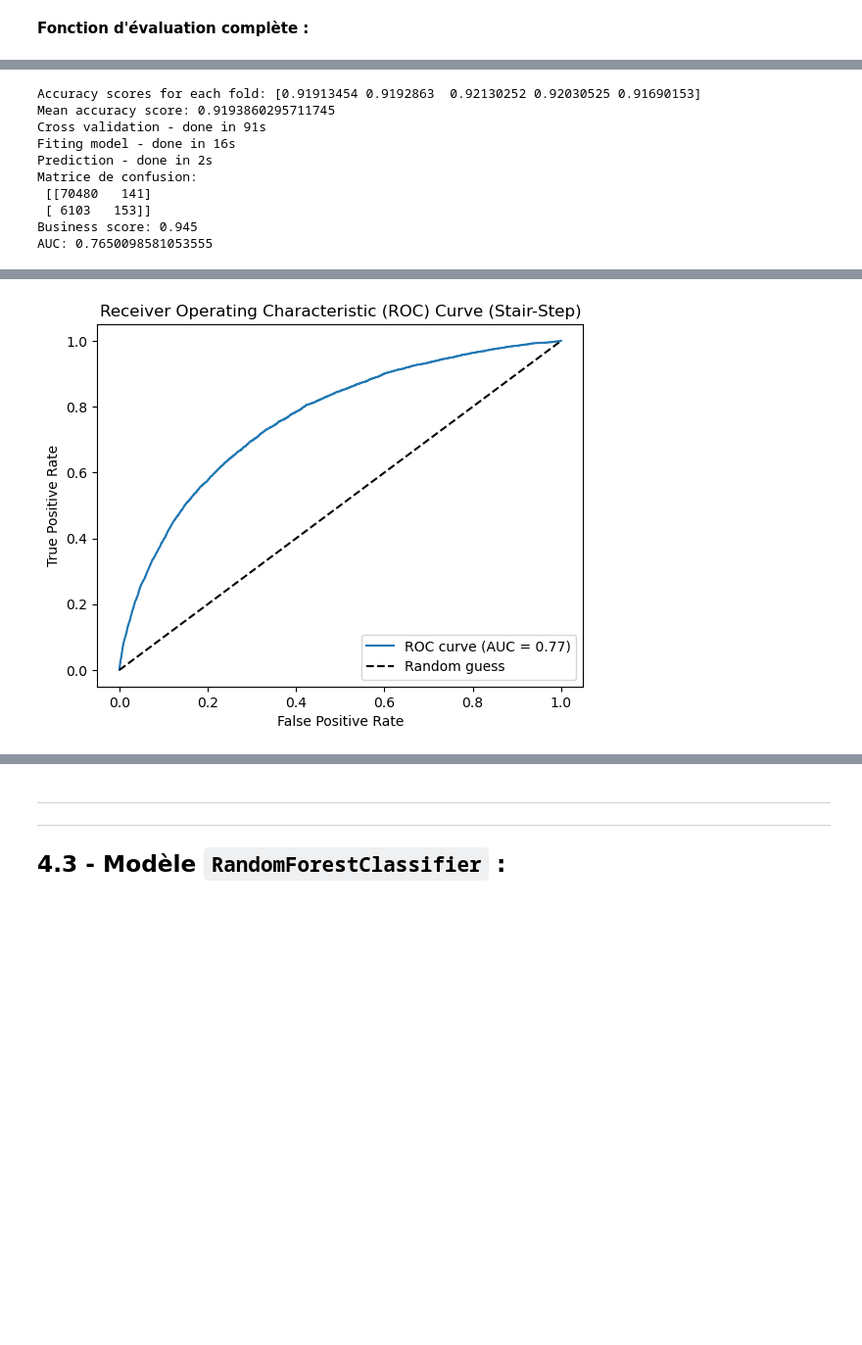
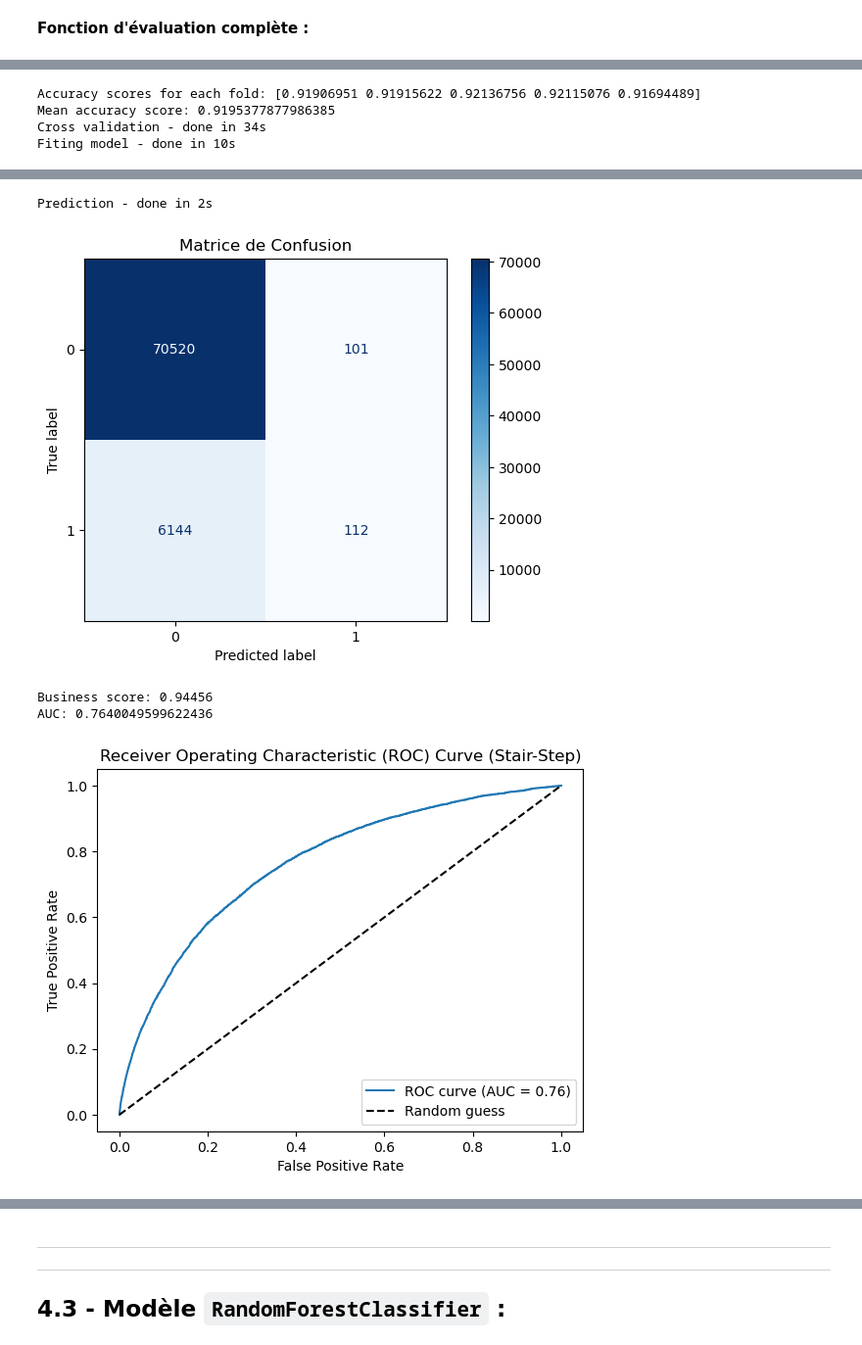
Before and after one commit to jeromelegal/Projet_07_OCR_Data_Scientist, a Jupyter notebook: notebooks/1_modelisations.ipynb, the cells around one changed output, grey strips where cells are left out. Shown at 98% size. Saved outputs shown, nothing was run; the diff lists cells and outputs as text; code cells hidden in the pictures; blank space fills up the shorter version.

```diff
--- a/notebooks/1_modelisations.ipynb
+++ b/notebooks/1_modelisations.ipynb
@@ -215,7 +244,7 @@ def business_score(y_true, y_pred, v=5, w=10):
     else:
         score_normalized = (score_brut - score_min) / (score_max - score_min)
 
-    return round(score_normalized, 3)
+    return round(score_normalized, 5)
 # %%
 # building scorer for scikit-learn models
 
@@ -306,0 +443,4 @@ def grid_randomsearch(model, params, X, y, cv=folds(), scoring='business_scorer'
+# %%
+# experiment MLFlow initialization
+
+experiment_name = mf.mlflow_initialize_experiment('Models_evaluation')
@@ -307,13 +454,25 @@ def grid_randomsearch(model, params, X, y, cv=folds(), scoring='business_scorer'
+# %%
+log_param = {
+    'experiment_name': experiment_name,
+    'run_name': 'LR_baseline',
+    'model': 'LogisticRegression',
+    'step': 'default_parameters',
+    'pca': 0.99,
+    'max_iter': 500
+}
 # %%
 # baseline model pipeline
 
 linear_model = Pipeline([
     ('preprocessor', preprocessor),
-    ('pca', PCA(n_components=0.95)),
-    ('Logistic_Regression', LogisticRegression(max_iter=500, random_state=42))
+    ('pca', PCA(n_components=0.99)),
+    ('Logistic_Regression', LogisticRegression(
+        max_iter=500,
+        random_state=42
+    ))
 ])
 # %%
-baseline_scores = complete_scoring(linear_model, X_train, y_train, X_val, y_val, cv=folds())
+baseline_scores = complete_scoring(log_param, linear_model, X_train, y_train, X_val, y_val, cv=folds())
 # %% [output]
 Pipeline(steps=[('preprocessor',
                  ColumnTransformer(transformers=[('quantitative_transformer',
@@ -333,12 +492,6 @@ Pipeline(steps=[('preprocessor',
                 ('Logistic_Regression',
                  LogisticRegression(max_iter=500, random_state=42))])
-Accuracy scores for each fold: [0.91913454 0.9192863  0.92130252 0.92030525 0.91690153]
-Mean accuracy score: 0.9193860295711745
-Cross validation - done in 91s
-Fiting model - done in 16s
-Prediction - done in 2s
-Matrice de confusion:
- [[70480   141]
- [ 6103   153]]
-Business score: 0.945
-AUC: 0.7650098581053555
+Accuracy scores for each fold: [0.91906951 0.91915622 0.92136756 0.92115076 0.91694489]
+Mean accuracy score: 0.9195377877986385
+Cross validation - done in 34s
+Fiting model - done in 10s
@@ -345 +499,5 @@ AUC: 0.7650098581053555
+Prediction - done in 2s
-[figure, old version]
+[figure, new version]
+Business score: 0.94456
+AUC: 0.7640049599622436
+[figure, added]
```
Also changed, not shown: parts of 103 cells of this notebook, 10 other files.
